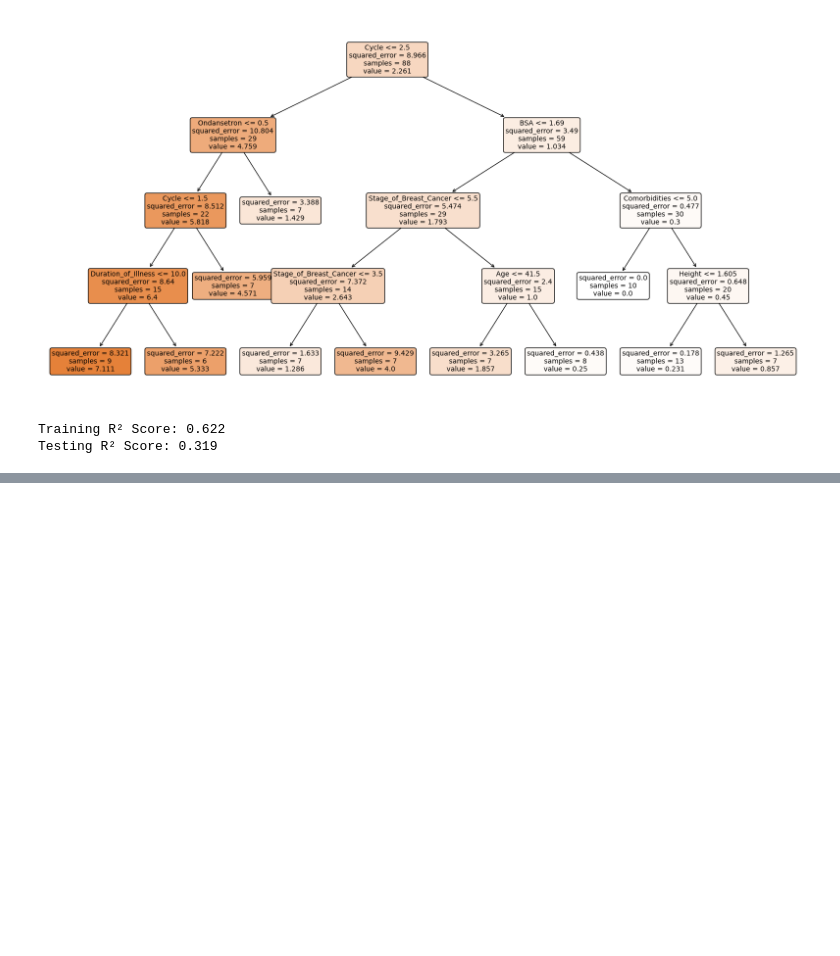
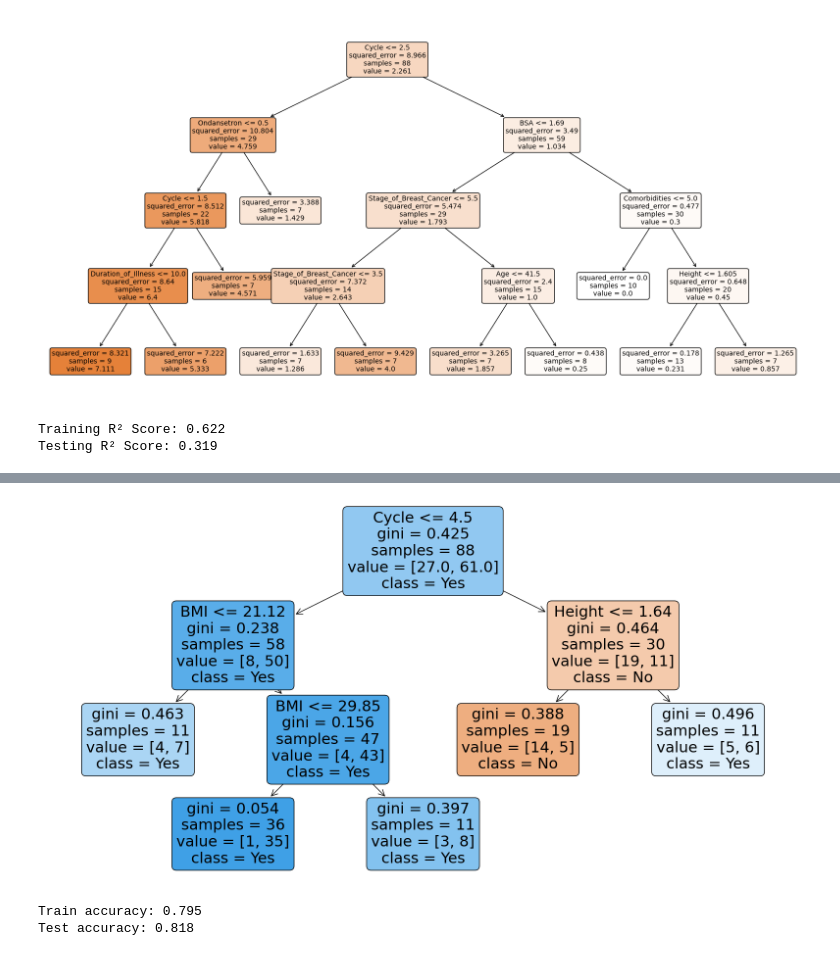
Before and after one commit to TheCarton/adi_decision_tree_notebook, a Jupyter notebook: src/notebook.ipynb, the cells around one changed output, grey strips where cells are left out. Saved outputs shown, nothing was run; the diff lists cells and outputs as text; code cells hidden in the pictures; blank space fills up the shorter version.

```diff
--- a/src/notebook.ipynb
+++ b/src/notebook.ipynb
@@ -227,0 +439,31 @@ Testing R² Score: 0.319
+# %%
+# Train final decision tree with optimal parameters
+final_dt = DecisionTreeClassifier(
+  max_depth=best_max_depth,
+  min_samples_leaf=best_min_samples,
+  random_state=42
+)
+final_dt.fit(X_train_selected, y_train)
+
+# Evaluate
+y_pred_train = final_dt.predict(X_train_selected)
+y_pred_test = final_dt.predict(X_test_selected)
+train_accuracy = accuracy_score(y_train, y_pred_train)
+test_accuracy = accuracy_score(y_test, y_pred_test)
+
+# Visualize tree
+from sklearn.tree import plot_tree
+plt.figure(figsize=(20,10))
+plot_tree(final_dt,
+       feature_names=selected_features,
+       class_names=['No', 'Yes'],
+       filled=True,
+       rounded=True)
+plt.show()
+
+print(f"Train accuracy: {train_accuracy:.3f}")
+print(f"Test accuracy: {test_accuracy:.3f}")
+# %% [output]
+[figure, added]
+Train accuracy: 0.795
+Test accuracy: 0.818
```
Also changed, not shown: parts of 10 cells of this notebook.
